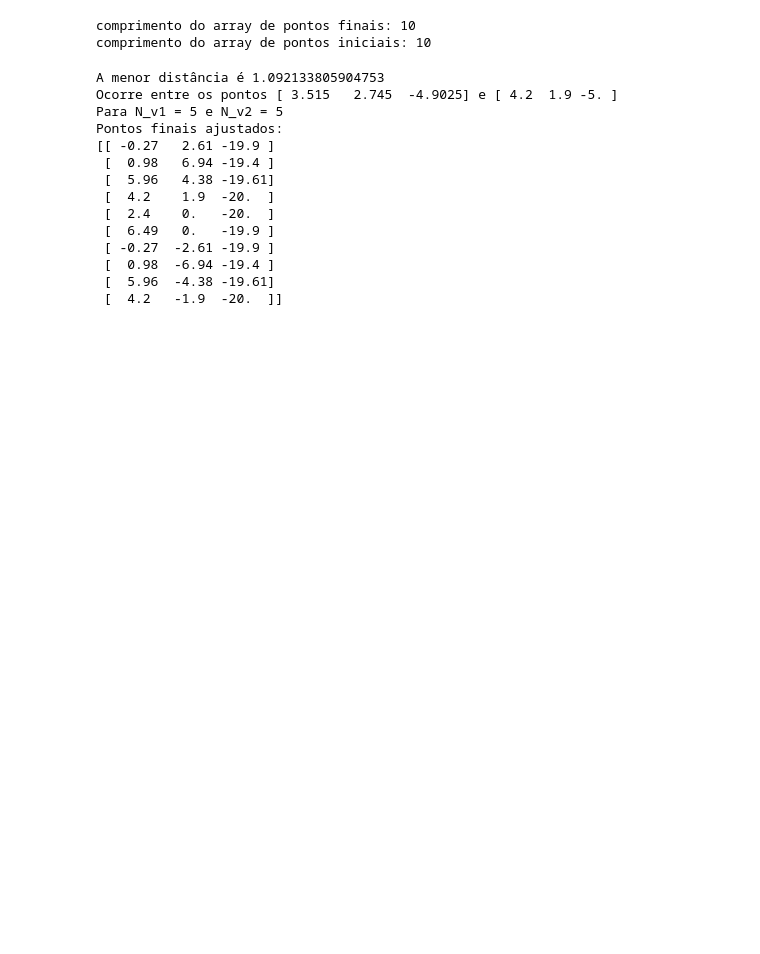
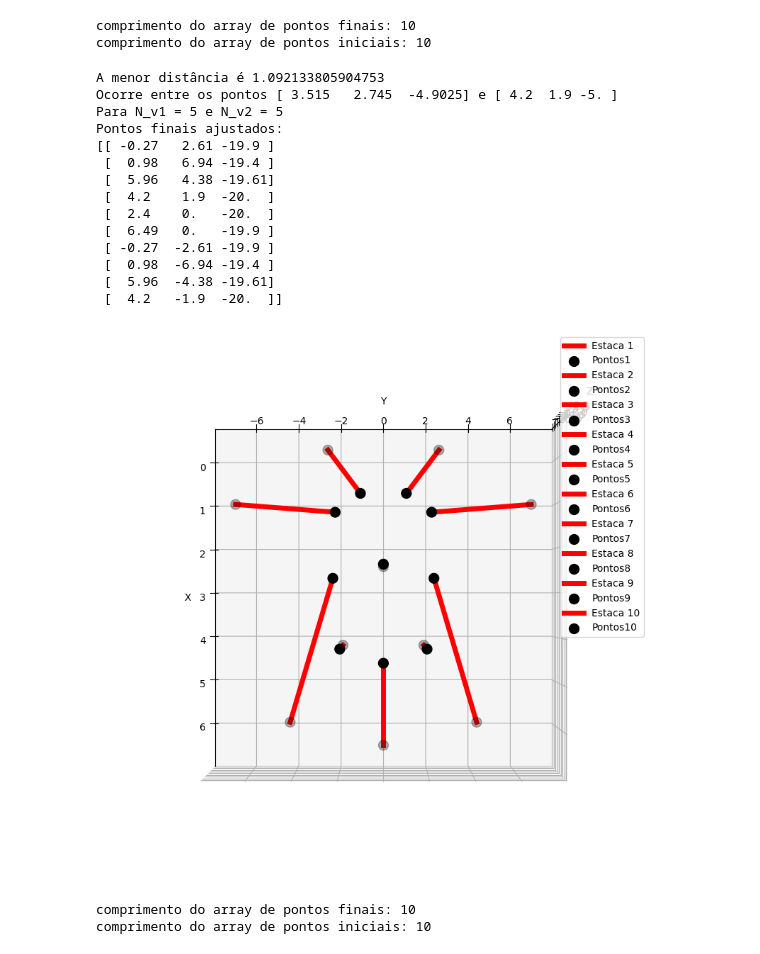
Before and after one commit to Balansin/Dolphins_TCC, a Jupyter notebook: OBJ_FUN.ipynb, the cells around one changed output. Drawn from its saved outputs; the diff is of its cells as text; code cells hidden in the pictures; blank space fills up the shorter version.

```diff
--- a/OBJ_FUN.ipynb
+++ b/OBJ_FUN.ipynb
@@ -488,7 +493,7 @@ def spherical_to_cartesian(x_inicial, y_inicial, z_inicial, L_estacas, angulos_v
     return x_final, y_final, z_final
 
 # Função para ajustar os pontos finais com base nas distâncias mínimas
-def verificar_e_ajustar_pontos(pontos, comprimento, distancia_minima, pontos_finais, max_iteracoes=100000):
+def verificar_e_ajustar_pontos(pontos, L_estacas , distancia_minima, pontos_finais, max_iteracoes=100000):
     iteracao = 0  # Contador de iterações para evitar loops infinitos
     copia_pontos_finais = pontos_finais.copy()
     pontos_finais = np.array(pontos_finais)
@@ -511,7 +516,7 @@ def verificar_e_ajustar_pontos(pontos, comprimento, distancia_minima, pontos_fin
 
                     x_novo, y_novo, z_novo = spherical_to_cartesian(
                         pontos[k][0], pontos[k][1], ponto_atual[2],
-                        comprimento, novo_angulo_vertical, novo_angulo_horizontal
+                        L_estacas, novo_angulo_vertical, novo_angulo_horizontal
                     )
 
                     x = np.round(x_novo, 2)
@@ -587,7 +592,7 @@ pontos_finais = np.array([
 
 # Parâmetros da busca
 distancia_minima = 1.0
-comprimento = 20.0
+L_estacas = 20.0
 
 # Encontrar a menor distância entre os vetores parametrizados
 menor_distancia, ponto_v1, ponto_v2, N_v1, N_v2 = encontrar_menor_distancia(pontos_iniciais, pontos_finais, M=20)
@@ -597,7 +602,7 @@ print(f'Ocorre entre os pontos {ponto_v1} e {ponto_v2}')
 print(f'Para N_v1 = {N_v1} e N_v2 = {N_v2}')
 
 # Ajustar pontos finais com base na distância mínima
-pontos_finais_ajustados = verificar_e_ajustar_pontos(pontos_iniciais, comprimento, distancia_minima, pontos_finais)
+pontos_finais_ajustados = verificar_e_ajustar_pontos(pontos_iniciais, L_estacas, distancia_minima, pontos_finais)
 
 print("Pontos finais ajustados:")
 print(pontos_finais_ajustados)
@@ -616,3 +621,41 @@ Pontos finais ajustados:
  [  0.98  -6.94 -19.4 ]
  [  5.96  -4.38 -19.61]
  [  4.2   -1.9  -20.  ]]
+# %%
+import matplotlib.pyplot as plt
+from mpl_toolkits.mplot3d import Axes3D
+
+def plot_estacas(pontos_finais_ajustados, pontos_iniciais, tube_radius=5):
+    # Configurar a figura e o eixo 3D
+    fig = plt.figure(figsize=(10, 10))
+    ax = fig.add_subplot(111, projection='3d')
+
+    # Iterar por cada estaca com base nos pontos finais e iniciais
+    for i, (ponto_final, ponto_inicial) in enumerate(zip(pontos_finais_ajustados, pontos_iniciais)):
+        x_start, y_start, z_start = ponto_inicial
+        x_end, y_end, z_end = ponto_final
+
+        # Plotar a linha da estaca entre o ponto inicial e final
+        ax.plot([x_start, x_end], [y_start, y_end], [z_start, z_end], color='r', linewidth=tube_radius, label=f'Estaca {i + 1}')
+
+        # Plotar os pontos iniciais e finais
+        ax.scatter([x_start, x_end], [y_start, y_end], [z_start, z_end], color='black', marker='o', s=100, label=f'Pontos{i+1}')
+
+    ax.set_xlabel('X')
+    ax.set_ylabel('Y')
+    ax.set_zlabel('Z')
+    ax.legend()
+
+    # Definir a visualização 3D com uma certa perspectiva
+    #ax.view_init(45, 45)
+    ax.view_init(90, 0)
+
+    plt.show()
+plot_estacas(pontos_finais_ajustados, pontos_iniciais)
+
+print("comprimento do array de pontos finais:", len(pontos_finais))
+print("comprimento do array de pontos iniciais:", len(pontos_iniciais))
+# %% [output]
+[figure, added]
+comprimento do array de pontos finais: 10
+comprimento do array de pontos iniciais: 10
```
Also changed, not shown: parts of 7 cells of this notebook.
